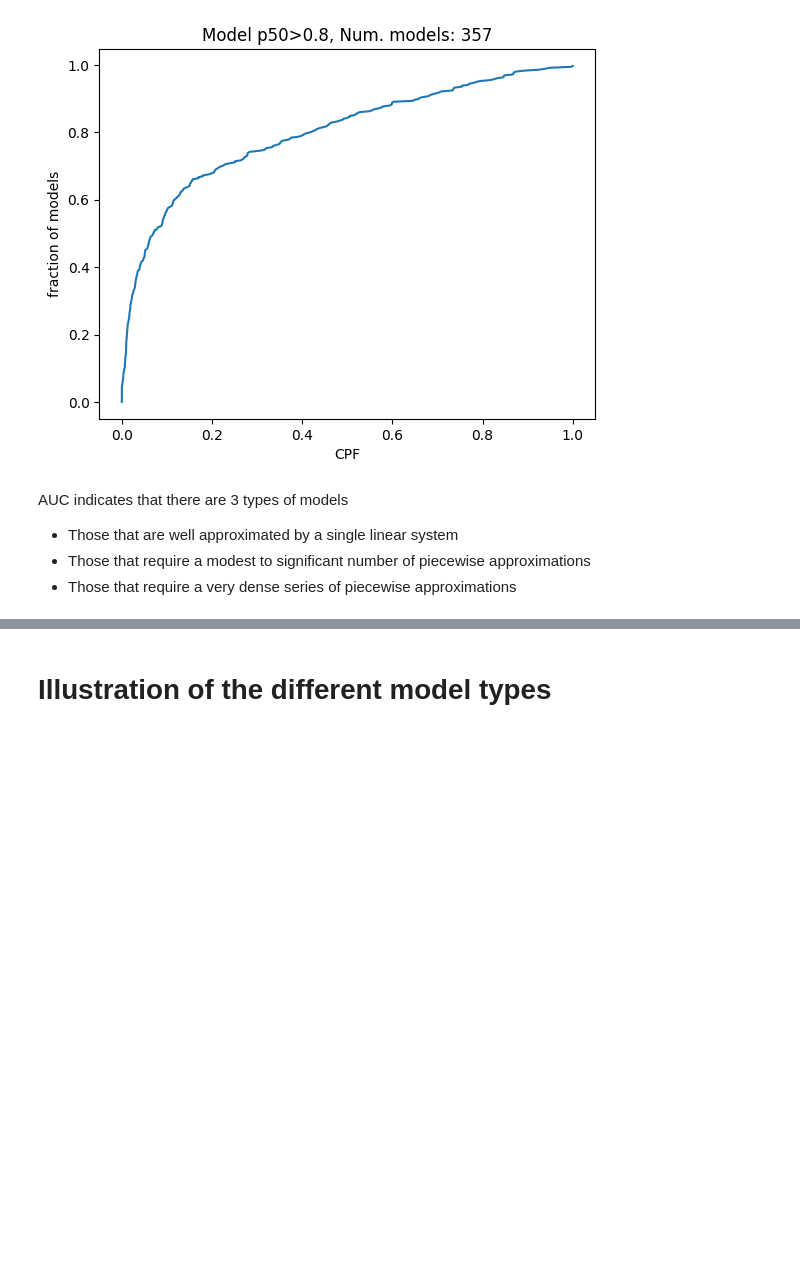
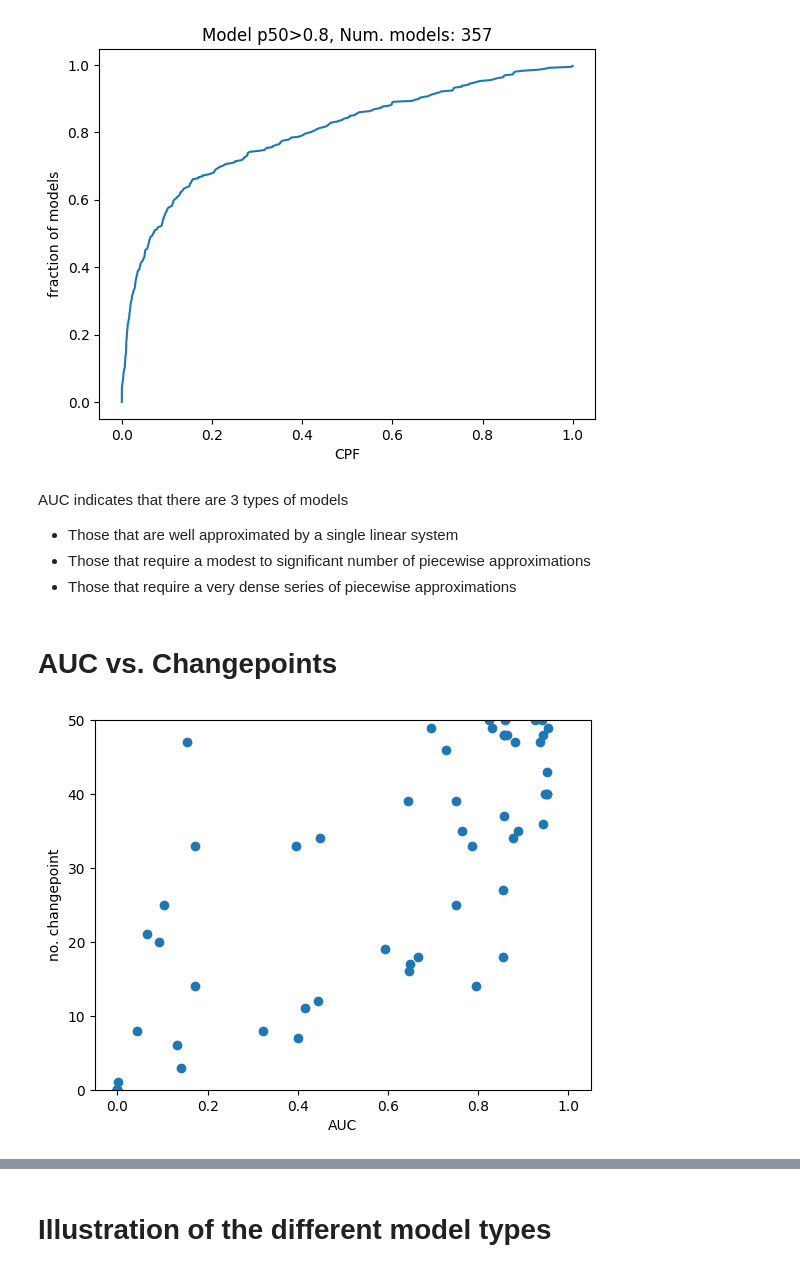
Before and after one commit to ModelEngineering/linearity_analysis, a Jupyter notebook: notebooks/psd_prediction_analysis.ipynb, the cells around one changed output, grey strips where cells are left out. Saved outputs shown, nothing was run; the diff lists cells and outputs as text; code cells hidden in the pictures; blank space fills up the shorter version.

```diff
--- a/notebooks/psd_prediction_analysis.ipynb
+++ b/notebooks/psd_prediction_analysis.ipynb
@@ -117,3 +120,12 @@ AUC indicates that there are 3 types of models
 * Those that are well approximated by a single linear system
 * Those that require a modest to significant number of piecewise approximations
 * Those that require a very dense series of piecewise approximations
+# %% [markdown]
+# AUC vs. Changepoints
+# %%
+plt.scatter(MODEL_DF["auc"], MODEL_DF["num_changepoint"])
+plt.ylim([0, 50])
+plt.xlabel("AUC")
+_ = plt.ylabel("no. changepoint")
+# %% [output]
+[figure, added]
```
Also changed, not shown: parts of 11 cells of this notebook, 3 other files.
